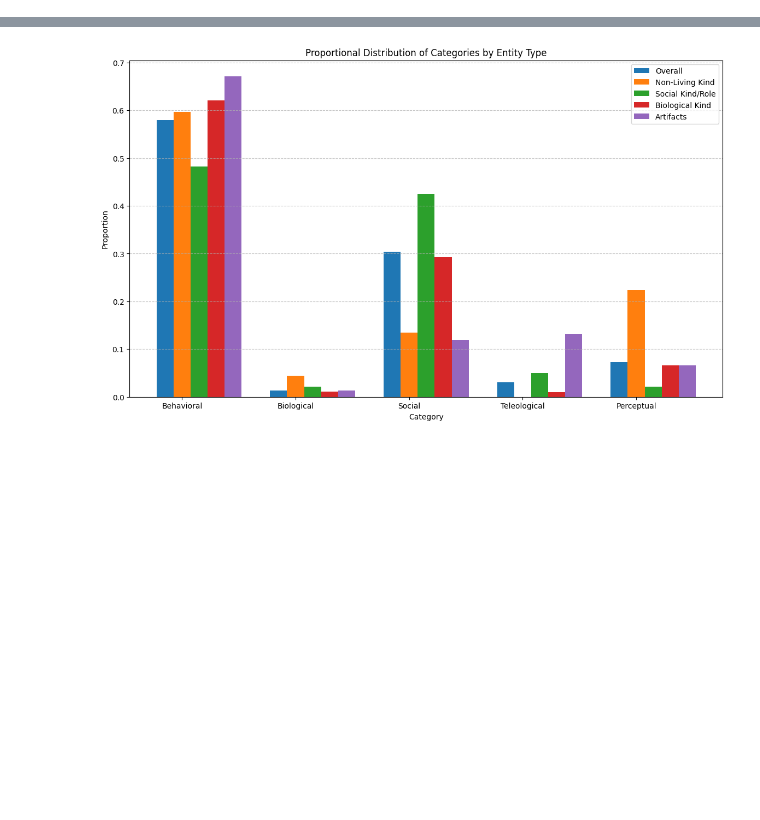
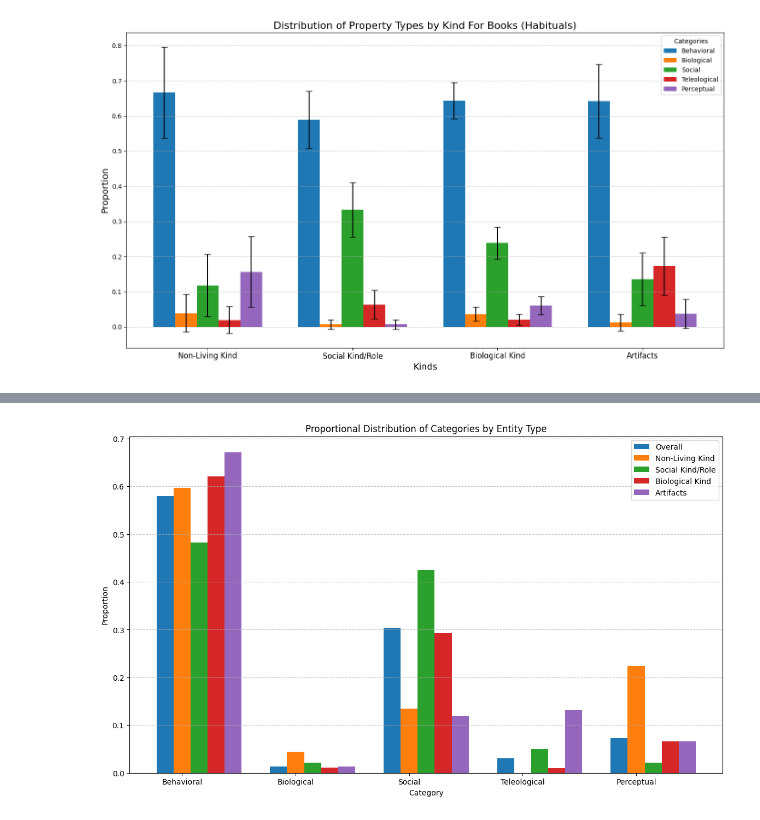
Before and after one commit to sunnyych/Children_Speech_Books, a Jupyter notebook: code/Python/analysis_files/features_analysis.ipynb, the cells around one changed output, grey strips where cells are left out. Drawn from its saved outputs; the diff is of its cells as text; code cells hidden in the pictures; blank space fills up the shorter version.

```diff
--- a/code/Python/analysis_files/features_analysis.ipynb
+++ b/code/Python/analysis_files/features_analysis.ipynb
@@ -258,0 +334,92 @@ save_sentences_by_category("entity_category_sentences.txt")
+# %%
+# # plot with confidence interval
+
+import json
+import matplotlib.pyplot as plt
+from collections import Counter, defaultdict
+import numpy as np
+
+# Process and normalize the data
+def process_book(book):
+    for sentence_data in book:
+        subjects = sentence_data.get('subjects', [])
+        tags = sentence_data.get('tags', [])
+        classification = sentence_data.get('classification')
+
+        if classification:  # Only process if classification exists
+            for category_num in classification:  # Process each category in the list
+                if category_num in category_names:  # Only process valid categories
+                    for subject_info in subjects:
+                        subject = subject_info['subject'].lower()
+                        if subject not in excluded_pronouns:
+                            for tag in tags:
+                                if subject == tag['word'].lower():
+                                    entity = tag['entity']
+                                    if entity in tag_categories:
+                                        tag_categories[entity][category_names[category_num]] += 1
+
+# Mapping of category numbers to descriptive names
+category_names = {
+    1: 'Behavioral',
+    2: 'Biological',
+    3: 'Social',
+    4: 'Teleological',
+    5: 'Perceptual',
+}
+
+# Initialize the dictionary to store counts for each entity type
+tag_categories = {
+    'Non-Living Kind': defaultdict(int),
+    'Social Kind/Role': defaultdict(int),
+    'Biological Kind': defaultdict(int),
+    'Artifacts': defaultdict(int)
+}
+
+# Set of pronouns to exclude from "Biological Kind"
+excluded_pronouns = {'he', 'you', 'we', 'she', 'i', 'they', 'him', 'her', 'them', 'his', 'hers', 'theirs', 'it'}
+
+# Process the combined data
+process_book(combined_data)
+
+# Calculate proportions and confidence intervals
+proportions = {}
+errors = {}
+for entity, counts in tag_categories.items():
+    total = sum(counts.values())
+    if total > 0:
+        proportions[entity] = {cat: count / total for cat, count in counts.items()}
+        errors[entity] = {cat: 1.96 * np.sqrt((count / total) * (1 - (count / total)) / total) for cat, count in counts.items()}
+    else:
+        proportions[entity] = {}
+        errors[entity] = {}
+
+# Plotting
+fig, ax = plt.subplots(figsize=(14, 8))
+x = np.arange(len(tag_categories))  # Kinds will now be on the x-axis
+width = 0.15  # Width of the bars
+
+# Prepare the data for plotting
+kinds = list(tag_categories.keys())  # Non-Living Kind, Social Kind/Role, Biological Kind, Artifacts
+categories = list(category_names.values())  # Behavioral, Biological, Social, etc.
+
+# Create bars with error bars for each category
+offset = 0
+for category in categories:
+    values = [proportions[kind].get(category, 0) for kind in kinds]
+    errs = [errors[kind].get(category, 0) for kind in kinds]
+    ax.bar(x + offset, values, width=width, label=category, yerr=errs, capsize=5)
+    offset += width
+
+# Set labels and title
+ax.set_xlabel('Kinds', fontsize=14)
+ax.set_ylabel('Proportion', fontsize=14)
+ax.set_title('Distribution of Property Types by Kind For Books (Habituals)', fontsize=16)
+ax.set_xticks(x + (width * (len(categories) - 1) / 2))
+ax.set_xticklabels(kinds, fontsize=12)
+ax.legend(title="Categories")
+ax.grid(axis='y', linestyle='--', alpha=0.7)
+
+plt.tight_layout()
+plt.show()
+# %% [output]
+[figure, added]
```
Also changed, not shown: parts of 19 cells of this notebook, 42 other files.
